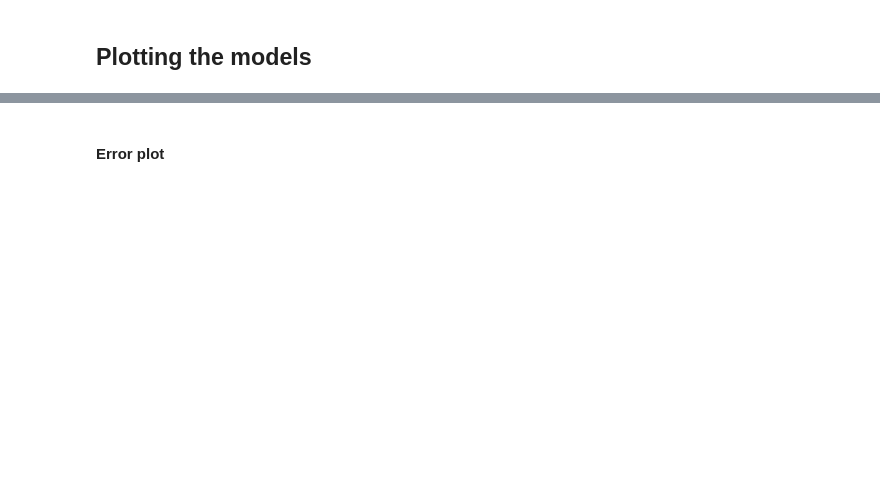
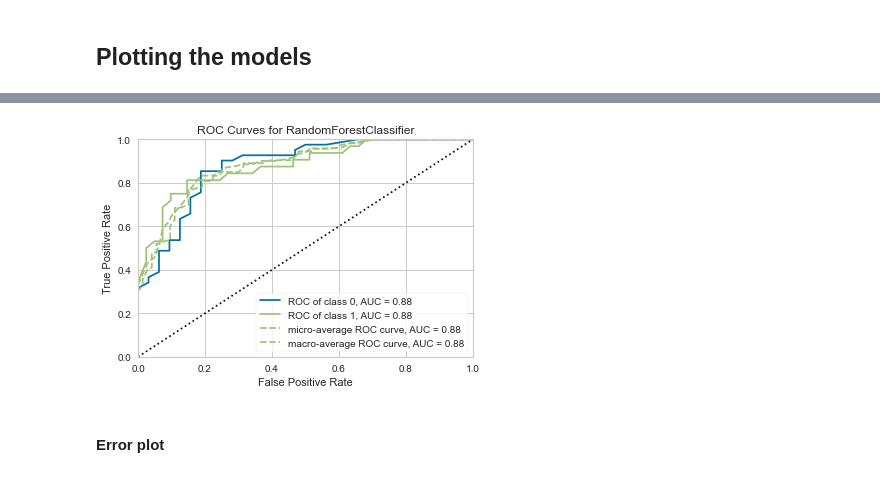
Before and after one commit to orchidalgia/CBM101, a Jupyter notebook: F_Machine_learning/2_Supervised-Learning/Pycaret - Classification.ipynb, the cells around one changed output, grey strips where cells are left out. Drawn from its saved outputs; the diff is of its cells as text; code cells hidden in the pictures; blank space fills up the shorter version.

```diff
--- a/F_Machine_learning/2_Supervised-Learning/Pycaret - Classification.ipynb
+++ b/F_Machine_learning/2_Supervised-Learning/Pycaret - Classification.ipynb
@@ -199,0 +318,3 @@ plot_model(rf, plot = 'confusion_matrix')
+# %%
+plot_model(rf, plot='auc')
+# %% [output]
@@ -200,3 +322,4 @@ plot_model(rf, plot = 'confusion_matrix')
+[figure, added]
 # %% [markdown]
 #### Error plot
 # %%
```
Also changed, not shown: parts of 29 cells of this notebook, 4 other files.
